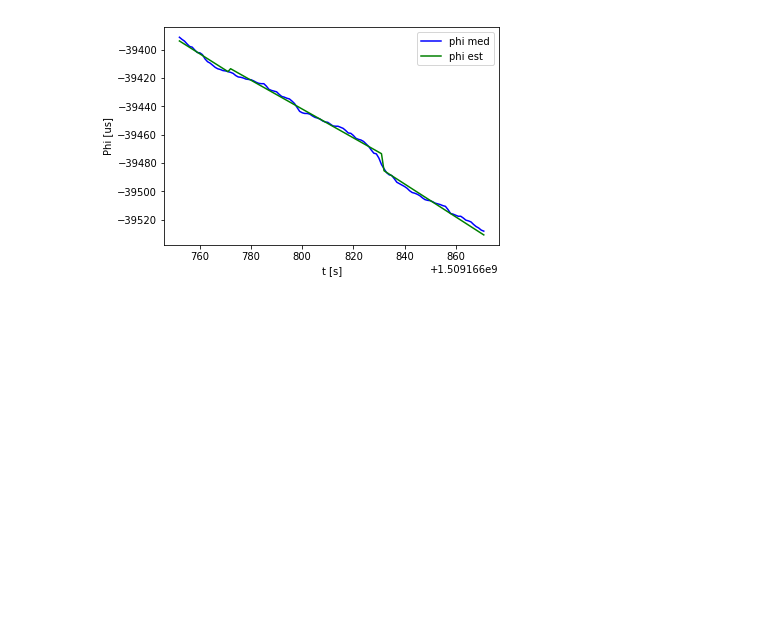
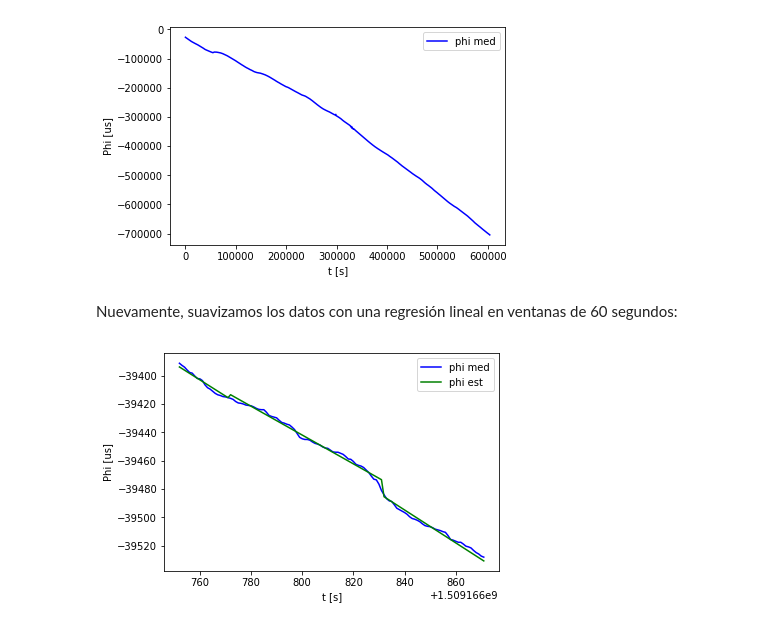
Before and after one commit to TallerIII-SIC/taller3-sic, a Jupyter notebook: src/sic.ipynb, the cells around one changed output. Cells and saved outputs as stored; diff of their text form; code cells hidden in the pictures; blank space fills up the shorter version.

Commit message:
Análisis con las mediciones nuevas

```diff
--- a/src/sic.ipynb
+++ b/src/sic.ipynb
@@ -90,0 +63,11 @@ Finished Phi lin reg 60 (5.351s)
+# %%
+start = 0
+end = -1
+plt.plot(phi_med_600[start:end],c='b')
+plt.xlabel('t [s]')
+plt.ylabel('Phi [us]')
+plt.legend(('phi med',''));
+# %% [output]
+[figure, added]
+# %% [markdown]
+Nuevamente, suavizamos los datos con una regresión lineal en ventanas de 60 segundos:
```
Also changed, not shown: parts of 39 cells of this notebook, 26 other files.
